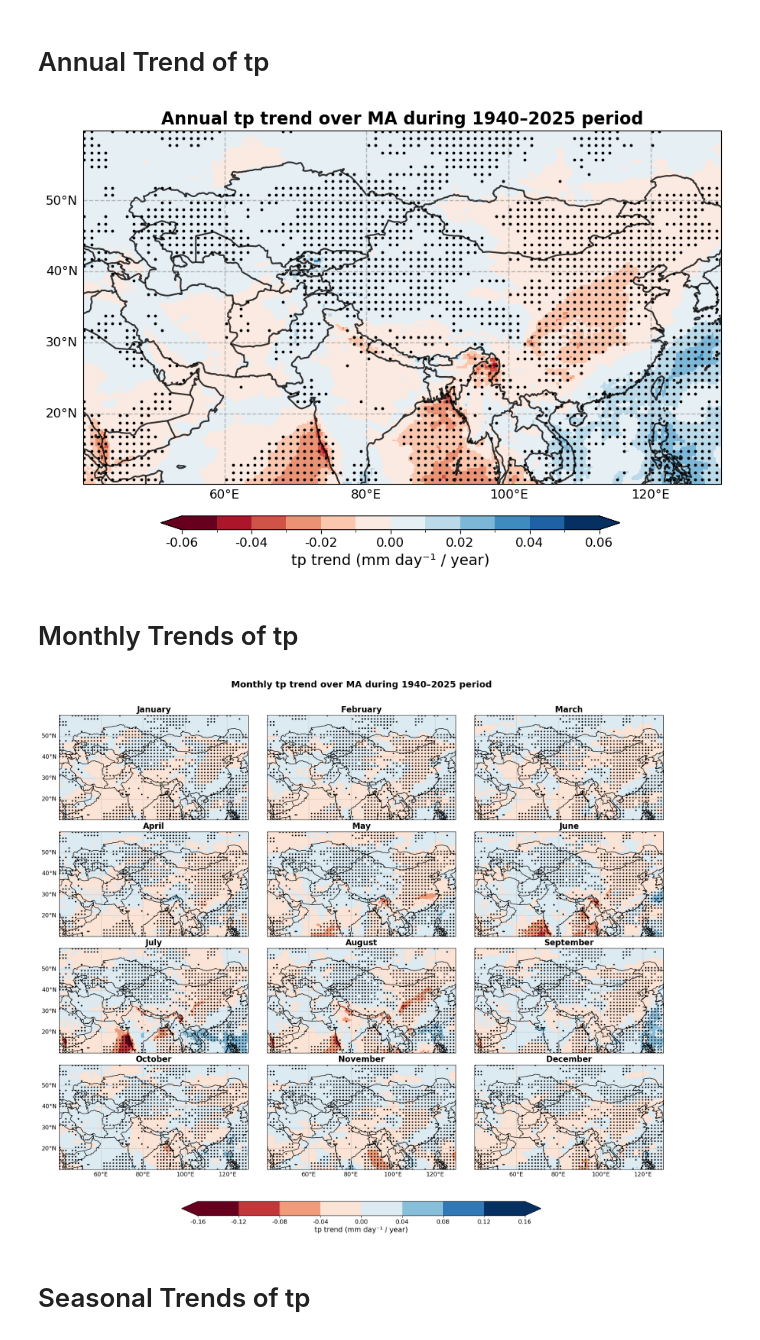
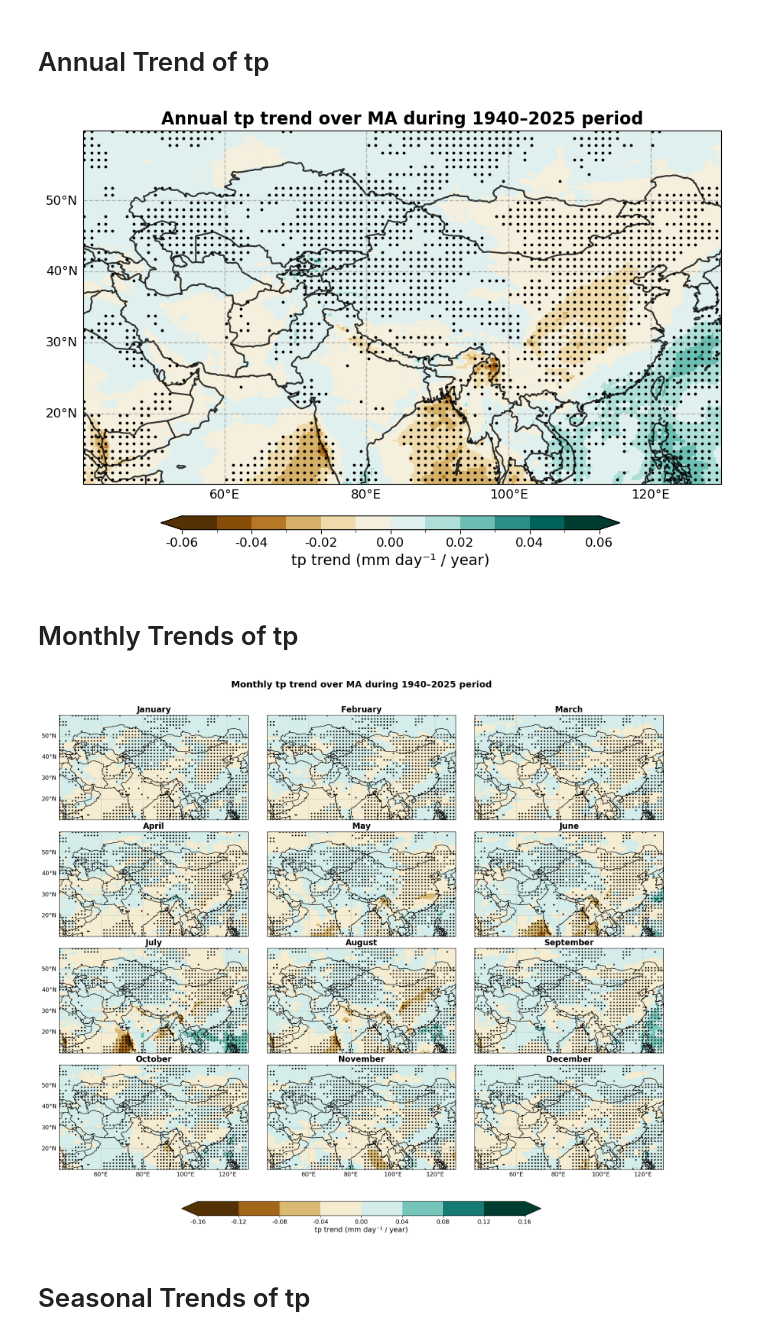
Before and after one commit to jeremy-brice/StageM2_IVT, a Jupyter notebook: climbas_tp_MA_era5.ipynb, the cells around one changed output. Saved outputs shown, nothing was run; the diff lists cells and outputs as text; code cells hidden in the pictures.

```diff
--- a/climbas_tp_MA_era5.ipynb
+++ b/climbas_tp_MA_era5.ipynb
@@ -22,12 +22,12 @@ import calendar
 # load total precipitation
 tp = xr.open_dataset('/bettik/PROJECTS/pr-regional-climate/santolam/era5/tp.mon_era5_1940-2025_NH_025x025.nc')
 #tp = tp.sel(valid_time=slice("2000-01-01", "2025-12-31"))
-
-# m to mm conversion
-tp['tp'] = tp['tp'] * 1000
 # %%
 #focus on Middle Asia (MA)
 tp_MA = field_dom(tp,'MA')
+
+# m to mm conversion
+tp_MA['tp'] = tp_MA['tp'] * 1000
 # %% [markdown]
 # tp Mean
 # %%
@@ -211,7 +211,7 @@ step = 0.01
 #vmax = 0.12
 vmax = np.round(float(np.nanmax(np.abs(trend))), 2)
 levels = np.linspace(-vmax, vmax, int(2*vmax/step)+1)
-cmap = plt.get_cmap("RdBu", len(levels)-1)
+cmap = plt.get_cmap("BrBG", len(levels)-1)
 norm = mcolors.BoundaryNorm(levels, ncolors=cmap.N)
 
 pcm = ax.pcolormesh(trend['longitude'],trend['latitude'],trend,cmap=cmap,norm=norm,transform=ccrs.PlateCarree())
@@ -248,7 +248,7 @@ ax.set_title("Annual tp trend over MA during 1940–2025 period", fontsize=16, w
 
 plt.show()
 # %% [output]
-[figure, old version]
+[figure, new version]
 # %% [markdown]
 # Monthly Trends of tp
 # %%
@@ -277,7 +277,7 @@ step = 0.04
 vmax = 0.16
 #vmax = max(np.round(float(np.nanmax(np.abs(ds))), 2) for ds in trend_dict.values())
 levels = np.linspace(-vmax, vmax, int(2*vmax/step)+1)
-cmap = plt.get_cmap("RdBu", len(levels)-1)
+cmap = plt.get_cmap("BrBG", len(levels)-1)
 norm = mcolors.BoundaryNorm(levels, ncolors=cmap.N)
 
 fig, axes = plt.subplots(4, 3, figsize=(20, 16), subplot_kw={'projection': ccrs.PlateCarree()})
@@ -298,34 +298,34 @@ for i, ax in enumerate(axes):
 
     ax.add_feature(cfeature.COASTLINE, linewidth=1)
     ax.add_feature(cfeature.BORDERS, linestyle="-")
 
     ax.set_title(seasons_str[i], fontsize=16, weight="bold")
 
     gl = ax.gridlines(crs=ccrs.PlateCarree(),draw_labels=True,linewidth=0.8,color="gray",alpha=0.4,linestyle="--")
     gl.top_labels = False
     gl.right_labels = False
     gl.left_labels = (i % 3 == 0)
     gl.bottom_labels = (i >= 9)
     gl.xlabel_style = {"size": 12}
     gl.ylabel_style = {"size": 12}
 
 cbar_ax = fig.add_axes([0.25, 0.05, 0.5, 0.025])
 cbar = fig.colorbar(im, cax=cbar_ax, orientation="horizontal", extend='both', format="%.2f")
 cbar.set_label("tp trend (mm day⁻¹ / year)", fontsize=14)
 cbar.ax.tick_params(labelsize=12)
 
 fig.subplots_adjust(left=0.08, right=0.92, top=0.93, bottom=0.12, wspace=0.1, hspace=0)
 plt.suptitle("Monthly tp trend over MA during 1940–2025 period", fontsize=18, weight="bold")
 
 #Save
 #plotsDir="/home/bricej/figures/climbas_tp_era5/"
 #plotname=f'monthly_tp_trend_MA_2000-2025'
 #plt.savefig(f"{plotsDir}{plotname}.png", bbox_inches="tight")
 #print(f"Saved: {plotsDir}{plotname}.png")
 
 plt.show()
 # %% [output]
-[figure, old version]
+[figure, new version]
 # %% [markdown]
 # Seasonal Trends of tp
 # %%
```
Also changed, not shown: parts of 1 cell of this notebook, 3 other files.
